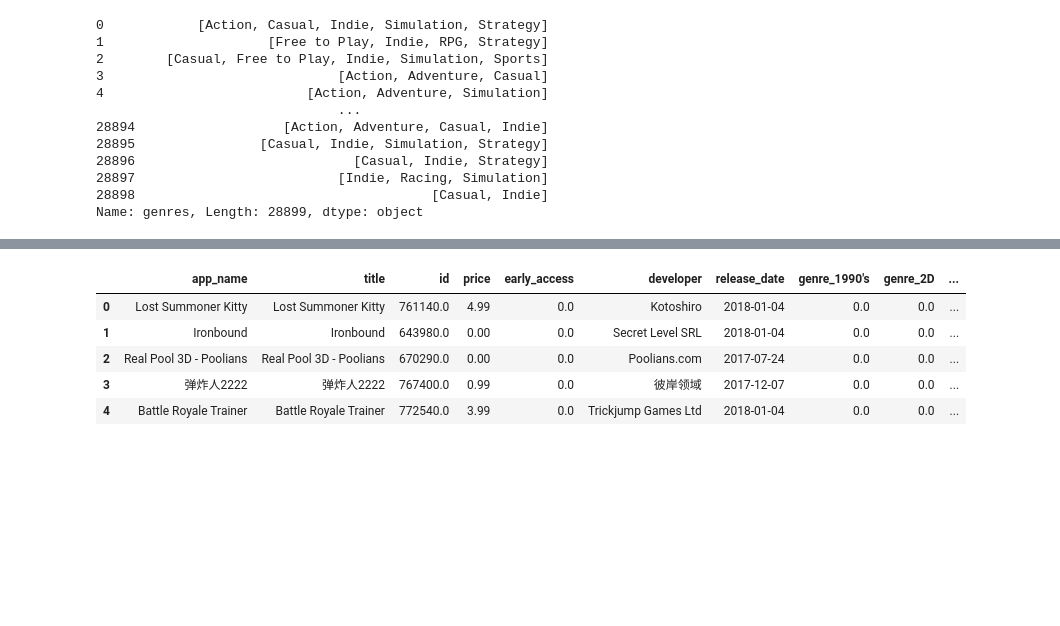
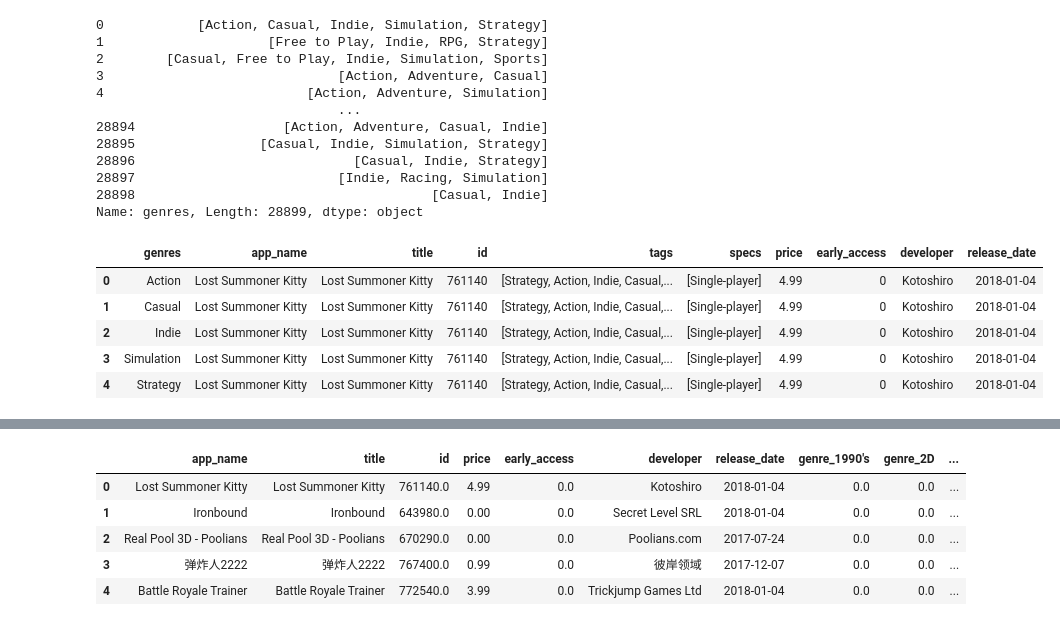
Before and after one commit to AlterCaimi/PI1_MLOps_Steam, a Jupyter notebook: etl_steam_games.ipynb, the cells around one changed output, grey strips where cells are left out. Saved outputs shown, nothing was run; the diff lists cells and outputs as text; code cells hidden in the pictures; blank space fills up the shorter version.

```diff
--- a/etl_steam_games.ipynb
+++ b/etl_steam_games.ipynb
@@ -464,6 +464,6 @@ def interpolar_fecha(indice):
     nueva_fecha = np.linspace(fecha_anterior, fecha_siguiente, num=1)[0]
     return datetime.fromtimestamp(nueva_fecha)
 # %%
-fechas_nulas = list(df_steam[df_steam['release_date'].isna()].index)
-for i in fechas_nulas:
-    df_steam.loc[i,'release_date'] = interpolar_fecha(i)
+#fechas_nulas = list(df_steam[df_steam['release_date'].isna()].index)
+#for i in fechas_nulas:
+#    df_steam.loc[i,'release_date'] = interpolar_fecha(i)
@@ -583,3 +564,13 @@ df_steam['genres']
 28897                          [Indie, Racing, Simulation]
 28898                                      [Casual, Indie]
 Name: genres, Length: 28899, dtype: object
+# %%
+df_genres = df_steam.explode('genres').reset_index(drop=True)
+df_genres.head()
+# %% [output]
+|  | genres | app_name | title | id | tags | specs | price | early_access | developer | release_date |
+| 0 | Action | Lost Summoner Kitty | Lost Summoner Kitty | 761140 | [Strategy, Action, Indie, Casual,... | [Single-player] | 4.99 | 0 | Kotoshiro | 2018-01-04 |
+| 1 | Casual | Lost Summoner Kitty | Lost Summoner Kitty | 761140 | [Strategy, Action, Indie, Casual,... | [Single-player] | 4.99 | 0 | Kotoshiro | 2018-01-04 |
+| 2 | Indie | Lost Summoner Kitty | Lost Summoner Kitty | 761140 | [Strategy, Action, Indie, Casual,... | [Single-player] | 4.99 | 0 | Kotoshiro | 2018-01-04 |
+| 3 | Simulation | Lost Summoner Kitty | Lost Summoner Kitty | 761140 | [Strategy, Action, Indie, Casual,... | [Single-player] | 4.99 | 0 | Kotoshiro | 2018-01-04 |
+| 4 | Strategy | Lost Summoner Kitty | Lost Summoner Kitty | 761140 | [Strategy, Action, Indie, Casual,... | [Single-player] | 4.99 | 0 | Kotoshiro | 2018-01-04 |
```
Also changed, not shown: parts of 6 cells of this notebook, 4 other files.
